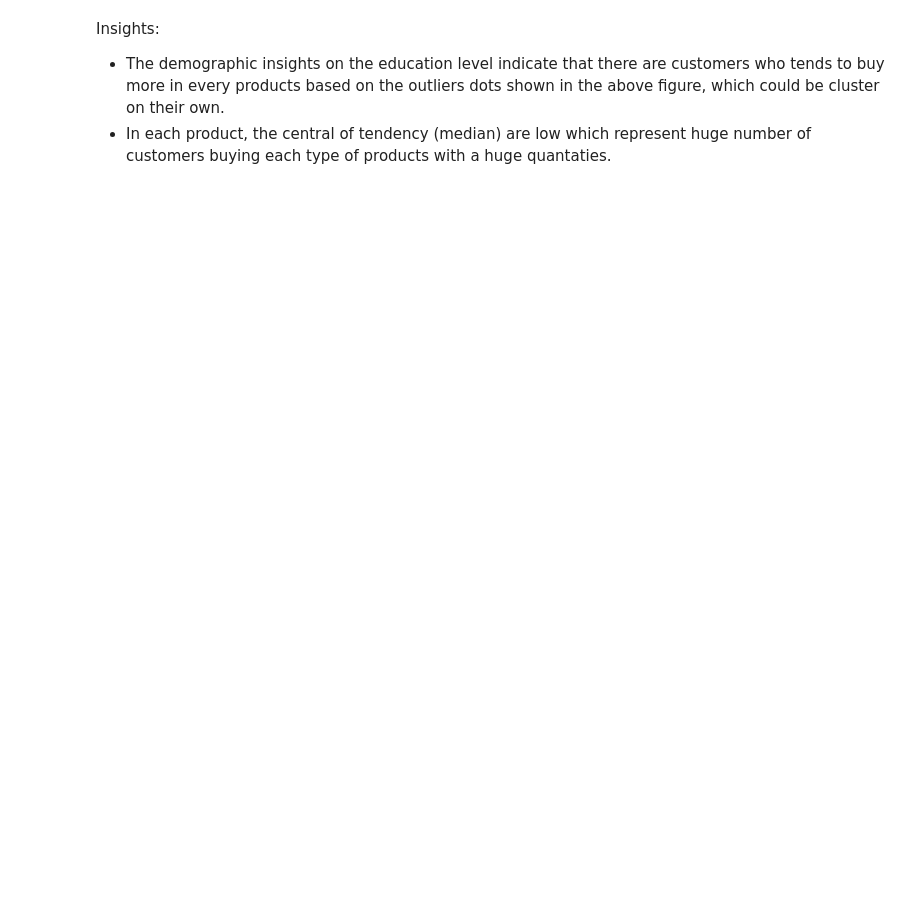
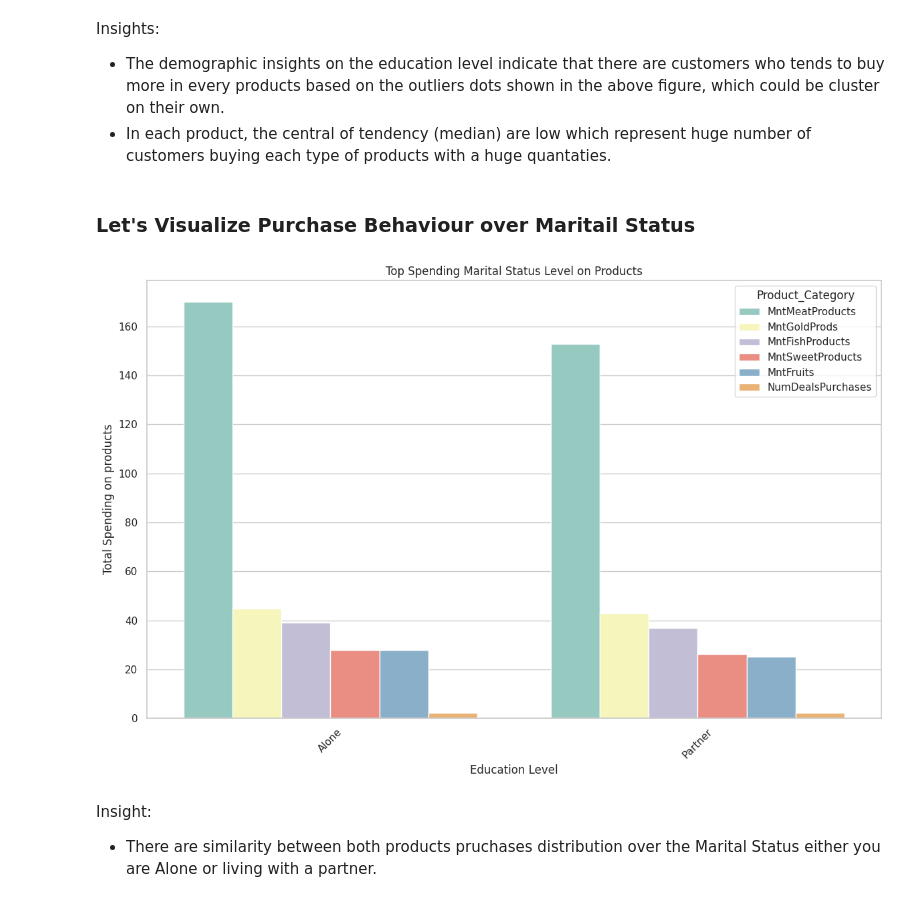
Before and after one commit to AhmedYousriSobhi/customer_segmentation, a Jupyter notebook: nb_workspace/_3_data_eda.ipynb, the cells around one changed output. Drawn from its saved outputs; the diff is of its cells as text; code cells hidden in the pictures; blank space fills up the shorter version.

```diff
--- a/nb_workspace/_3_data_eda.ipynb
+++ b/nb_workspace/_3_data_eda.ipynb
@@ -168,3 +168,28 @@ plt.show()
 Insights:
 - The demographic insights on the education level indicate that there are customers who tends to buy more in every products based on the outliers dots shown in the above figure, which could be cluster on their own.
 - In each product, the central of tendency (median) are low which represent huge number of customers buying each type of products with a huge quantaties.
+# %% [markdown]
+### Let's Visualize Purchase Behaviour over Maritail Status
+# %%
+# Bar plot of spending on wine
+features = df.columns[9:15].tolist()
+factor = 'Living_With'
+df_melted = pd.melt(df, id_vars=factor, value_vars=df.columns[9:15], var_name='Product_Category')
+
+plt.figure(figsize=(12, 8))
+sns.barplot(data=df_melted, x=factor, y='value',
+            hue='Product_Category',palette='Set3',
+            hue_order=df_melted.groupby('Product_Category')['value'].sum().sort_values(ascending=False).index,
+            ci=None)
+plt.xlabel('Education Level')
+plt.ylabel(f'Total Spending on products')
+plt.title(f'Top Spending Marital Status Level on Products')
+plt.xticks(rotation=45)
+plt.tight_layout()
+plt.savefig(f'../report/plots/Top Spending Marital Status Level on Products.jpg')
+plt.show()
+# %% [output]
+[figure, added]
+# %% [markdown]
+Insight:
+- There are similarity between both products pruchases distribution over the Marital Status either you are Alone or living with a partner.
```
Also changed, not shown: parts of 17 cells of this notebook, 9 other files.
